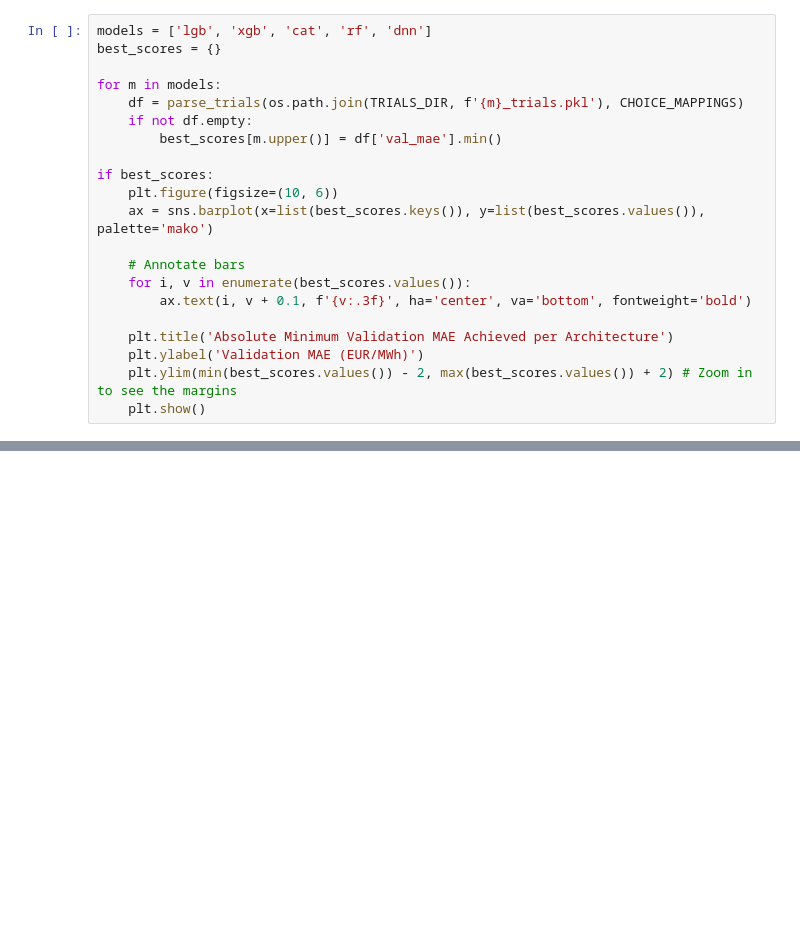
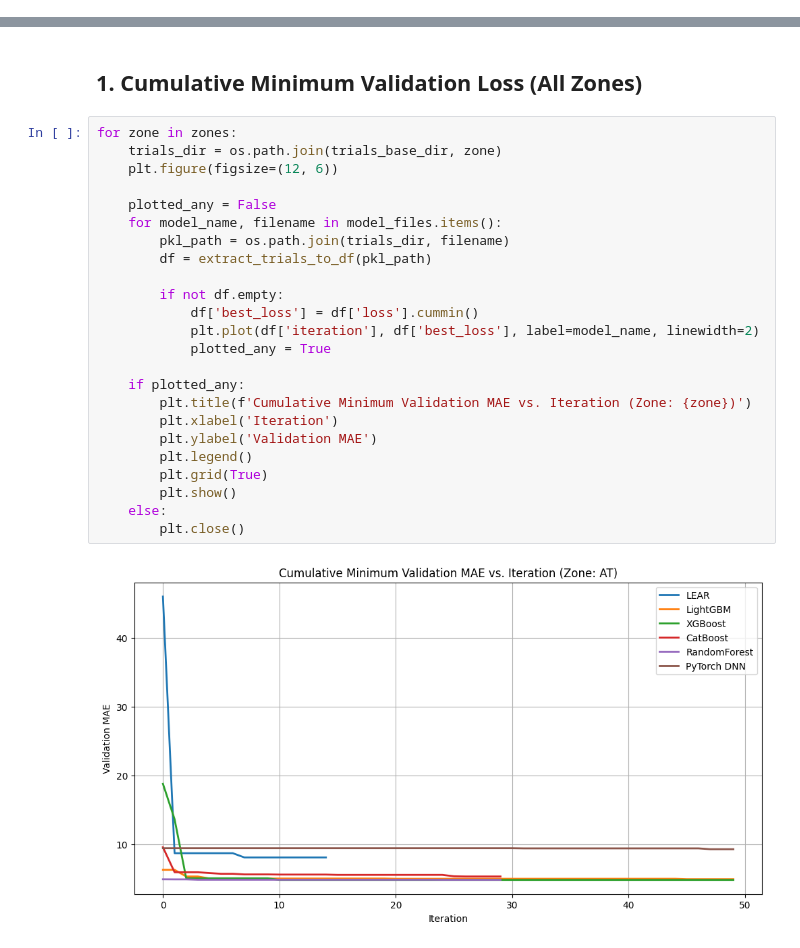
Before and after one commit to mathieucbd/incommodities-case-crunch-2026, a Jupyter notebook: notebooks/03_optimization_landscape.ipynb, the cells around one changed output, grey strips where cells are left out. Saved outputs shown, nothing was run; the diff lists cells and outputs as text; blank space fills up the shorter version.

```diff
--- a/notebooks/03_optimization_landscape.ipynb
+++ b/notebooks/03_optimization_landscape.ipynb
@@ -227,21 +0,0 @@ Which architecture ultimately won the Point Forecasting phase before entering th
-# %%
-models = ['lgb', 'xgb', 'cat', 'rf', 'dnn']
-best_scores = {}
-
-for m in models:
-    df = parse_trials(os.path.join(TRIALS_DIR, f'{m}_trials.pkl'), CHOICE_MAPPINGS)
-    if not df.empty:
-        best_scores[m.upper()] = df['val_mae'].min()
-
-if best_scores:
-    plt.figure(figsize=(10, 6))
-    ax = sns.barplot(x=list(best_scores.keys()), y=list(best_scores.values()), palette='mako')
-
-    # Annotate bars
-    for i, v in enumerate(best_scores.values()):
-        ax.text(i, v + 0.1, f'{v:.3f}', ha='center', va='bottom', fontweight='bold')
-
-    plt.title('Absolute Minimum Validation MAE Achieved per Architecture')
-    plt.ylabel('Validation MAE (EUR/MWh)')
-    plt.ylim(min(best_scores.values()) - 2, max(best_scores.values()) + 2) # Zoom in to see the margins
-    plt.show()
@@ -252,0 +56,28 @@ Passing `palette` without assigning `hue` is deprecated and will be removed in v
+# %% [markdown]
+## 1. Cumulative Minimum Validation Loss (All Zones)
+# %%
+for zone in zones:
+    trials_dir = os.path.join(trials_base_dir, zone)
+    plt.figure(figsize=(12, 6))
+
+    plotted_any = False
+    for model_name, filename in model_files.items():
+        pkl_path = os.path.join(trials_dir, filename)
+        df = extract_trials_to_df(pkl_path)
+
+        if not df.empty:
+            df['best_loss'] = df['loss'].cummin()
+            plt.plot(df['iteration'], df['best_loss'], label=model_name, linewidth=2)
+            plotted_any = True
+
+    if plotted_any:
+        plt.title(f'Cumulative Minimum Validation MAE vs. Iteration (Zone: {zone})')
+        plt.xlabel('Iteration')
+        plt.ylabel('Validation MAE')
+        plt.legend()
+        plt.grid(True)
+        plt.show()
+    else:
+        plt.close()
+# %% [output]
+[figure, added]
```
Also changed, not shown: parts of 15 cells of this notebook, 4 other files.
